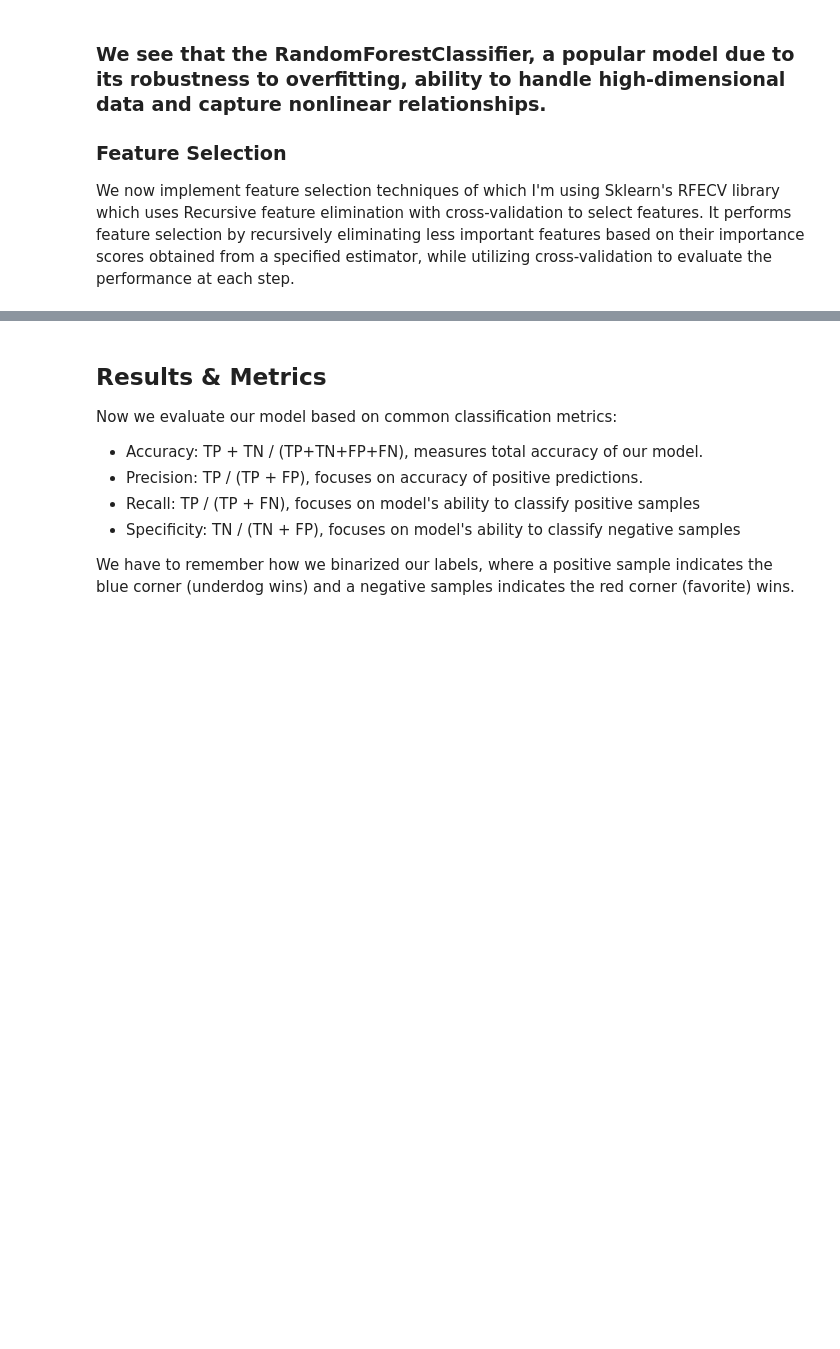
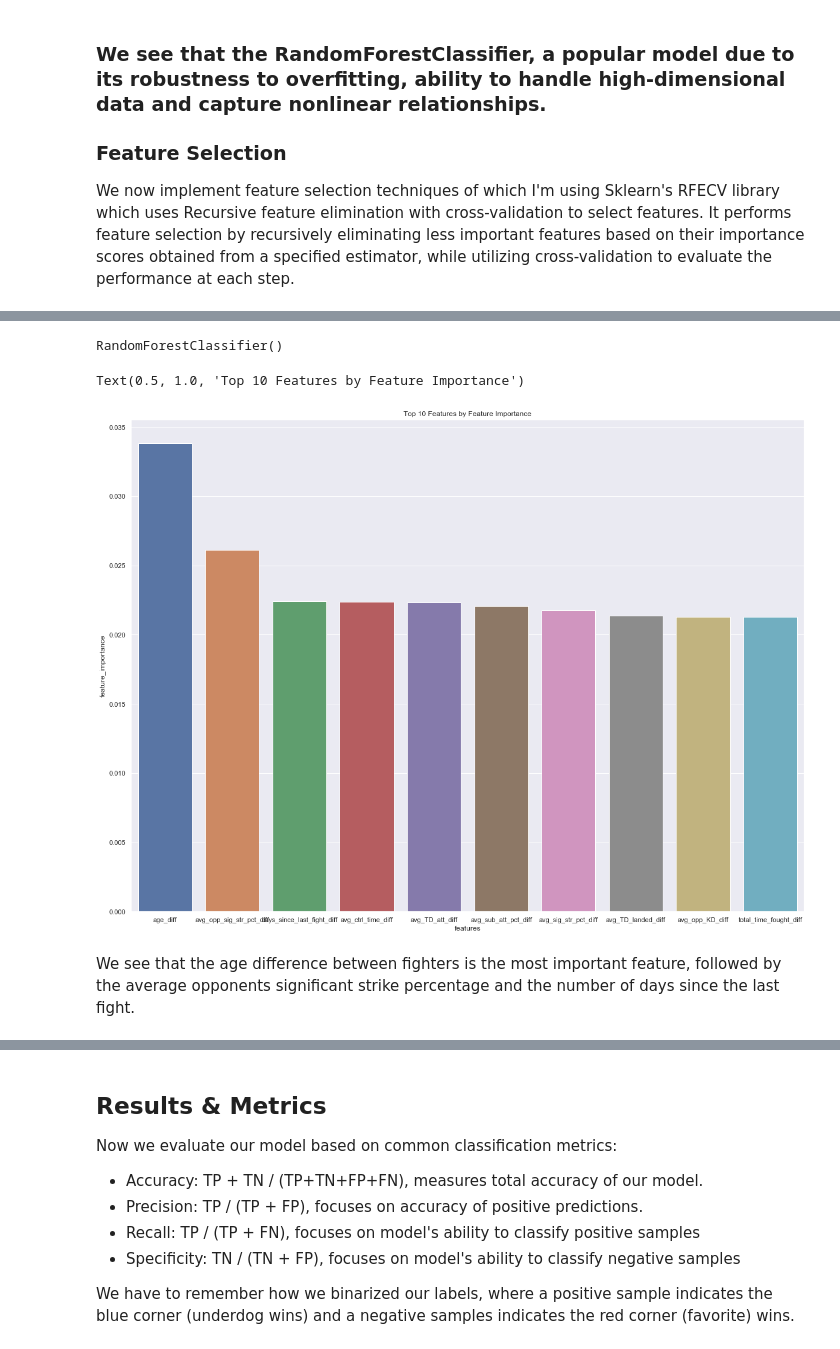
Before and after one commit to ctran2320/UFC_predictions, a Jupyter notebook: ufc-predictions_editd.ipynb, the cells around one changed output, grey strips where cells are left out. Saved outputs shown, nothing was run; the diff lists cells and outputs as text; code cells hidden in the pictures; blank space fills up the shorter version.

```diff
--- a/ufc-predictions_editd.ipynb
+++ b/ufc-predictions_editd.ipynb
@@ -977,4 +981,23 @@ Selected features: Index(['avg_KD_diff', 'avg_opp_KD_diff', 'avg_sig_str_pct_dif
       dtype='object')
+# %%
+rfc = RandomForestClassifier()
+## Transform train and test set with feature selection class
+X_train_selected = selector.transform(X_train_scaled)
+X_test_selected = selector.transform(X_test_scaled)
+rfc.fit(X_train_selected,y_train)
+# %% [output]
+RandomForestClassifier()
+# %%
+sns.barplot(data =pd.DataFrame([rfc.feature_importances_,X_train.columns[selector.support_]]).T.rename({0:'feature_importance',1:'feature'},
+axis=1).sort_values(by='feature_importance',ascending=False).iloc[:10],x='feature',y='feature_importance')
+plt.xlabel('features')
+plt.ylabel('feature_importance')
+plt.title('Top 10 Features by Feature Importance')
+# %% [output]
+Text(0.5, 1.0, 'Top 10 Features by Feature Importance')
+[figure, added]
+# %% [markdown]
+We see that the age difference between fighters is the most important feature, followed by the average opponents significant strike percentage and the number of days since the last fight.
 # %%
 # Visaulize Cross Validation
 plt.figure()
```
Also changed, not shown: parts of 56 cells of this notebook, 2 other files.
